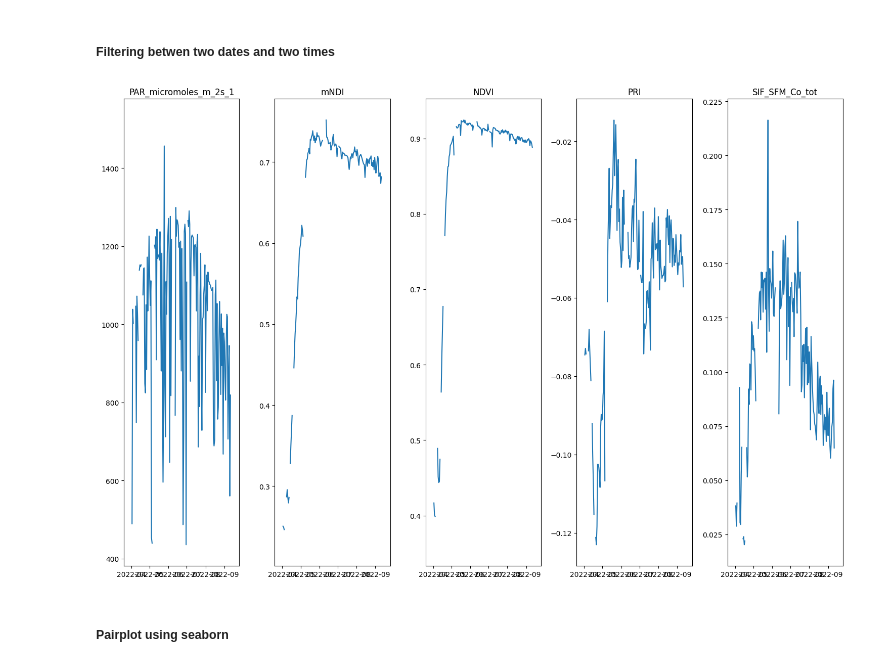
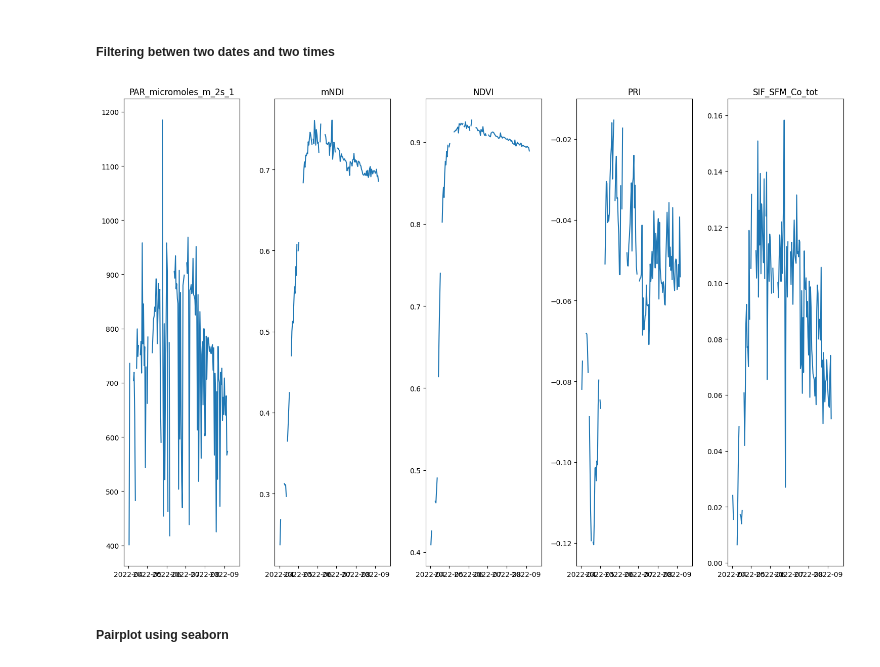
Before and after one commit to KamelSOUDANI/ICOS_FrFonSunInducedFluorescence, a Jupyter notebook: Codes/Syn_SIF_FS_PRI_GPP.ipynb, the cells around one changed output. Saved outputs shown, nothing was run; the diff lists cells and outputs as text; code cells hidden in the pictures.

```diff
--- a/Codes/Syn_SIF_FS_PRI_GPP.ipynb
+++ b/Codes/Syn_SIF_FS_PRI_GPP.ipynb
@@ -128,9 +128,9 @@ p_df_SpectData = df_SpectData.toPandas()
 
 p_df_SpectData['Time_start'] = pd.to_datetime(p_df_SpectData['Time_start'])
 p_df_SpectData.set_index('Time_start', inplace=True)
-p_df_filtered =p_df_SpectData[(p_df_SpectData['SIF_SFM_Co_tot']>= 0) & (p_df_SpectData['SIF_SFM_Co_tot']<= 0.3)]
-p_df_filtered =p_df_filtered[(p_df_filtered['PRI']>= -0.2) & (p_df_filtered['PRI']<= 1)]
-p_df_filtered =p_df_filtered[(p_df_filtered['NDVI']>= 0) & (p_df_filtered['NDVI']<= 1)]
-p_df_filtered =p_df_filtered[(p_df_filtered['mNDI']>= 0.2) & (p_df_filtered['mNDI']<= 1)]
+p_df_filtered_orig=p_df_SpectData[(p_df_SpectData['SIF_SFM_Co_tot']>= 0) & (p_df_SpectData['SIF_SFM_Co_tot']<= 0.3)]
+p_df_filtered_orig=p_df_filtered_orig[(p_df_filtered_orig['PRI']>= -0.2) & (p_df_filtered_orig['PRI']<= 1)]
+p_df_filtered_orig =p_df_filtered_orig[(p_df_filtered_orig['NDVI']>= 0) & (p_df_filtered_orig['NDVI']<= 1)]
+p_df_filtered_orig =p_df_filtered_orig[(p_df_filtered_orig['mNDI']>= 0.2) & (p_df_filtered_orig['mNDI']<= 1)]
 # %% [markdown]
 ##### Filtering for sunny days
@@ -139,32 +137,32 @@ p_df_filtered=p_df_filtered[(p_df_filtered['PAR_micromoles_m_2s_1']>= 400)]
+# %%
+p_df_filtered_orig_sunny=p_df_filtered_orig[(p_df_filtered_orig['PAR_micromoles_m_2s_1']>= 400)]
 # %% [markdown]
 ##### Filtering betwen two dates and two times
 # %%
-
-start_date = '2022-05-01'
+start_date = '2022-04-01'
 end_date = '2022-09-30'
 start_hour = 10
 end_hour = 16
+mask = (p_df_filtered_orig_sunny.index.date >= pd.to_datetime(start_date).date()) & \
+       (p_df_filtered_orig_sunny.index.date <= pd.to_datetime(end_date).date()) & \
+       (p_df_filtered_orig_sunny.index.hour >= start_hour) & \
+       (p_df_filtered_orig_sunny.index.hour <= end_hour)
 
-mask = (p_df_filtered.index.date >= pd.to_datetime(start_date).date()) & \
-       (p_df_filtered.index.date <= pd.to_datetime(end_date).date()) & \
-       (p_df_filtered.index.hour >= start_hour) & \
-       (p_df_filtered.index.hour <= end_hour)
-
-filtered_pd_Date = p_df_filtered.loc[mask]
+filtered_pd_Date =p_df_filtered_orig_sunny.loc[mask]
 # %%
 
 fig, axs = plt.subplots(1, 5, figsize=(15, 10))  # 1 row, 5 columns
 
 variables = ['PAR_micromoles_m_2s_1', 'mNDI', 'NDVI', 'PRI', 'SIF_SFM_Co_tot']
-df=p_df_filtered
+df=filtered_pd_Date
 for i, var in enumerate(variables):
-    axs[i].plot(p_df_filtered[var].resample('D').mean())
+    axs[i].plot(df[var].resample('D').mean())
     axs[i].set_title(var)
 
 plt.tight_layout()
 plt.show()
 # %% [output]
-[figure, old version]
+[figure, new version]
 # %% [markdown]
 ##### Pairplot using seaborn
 # %%
```
Also changed, not shown: parts of 25 cells of this notebook, 1 other file.
